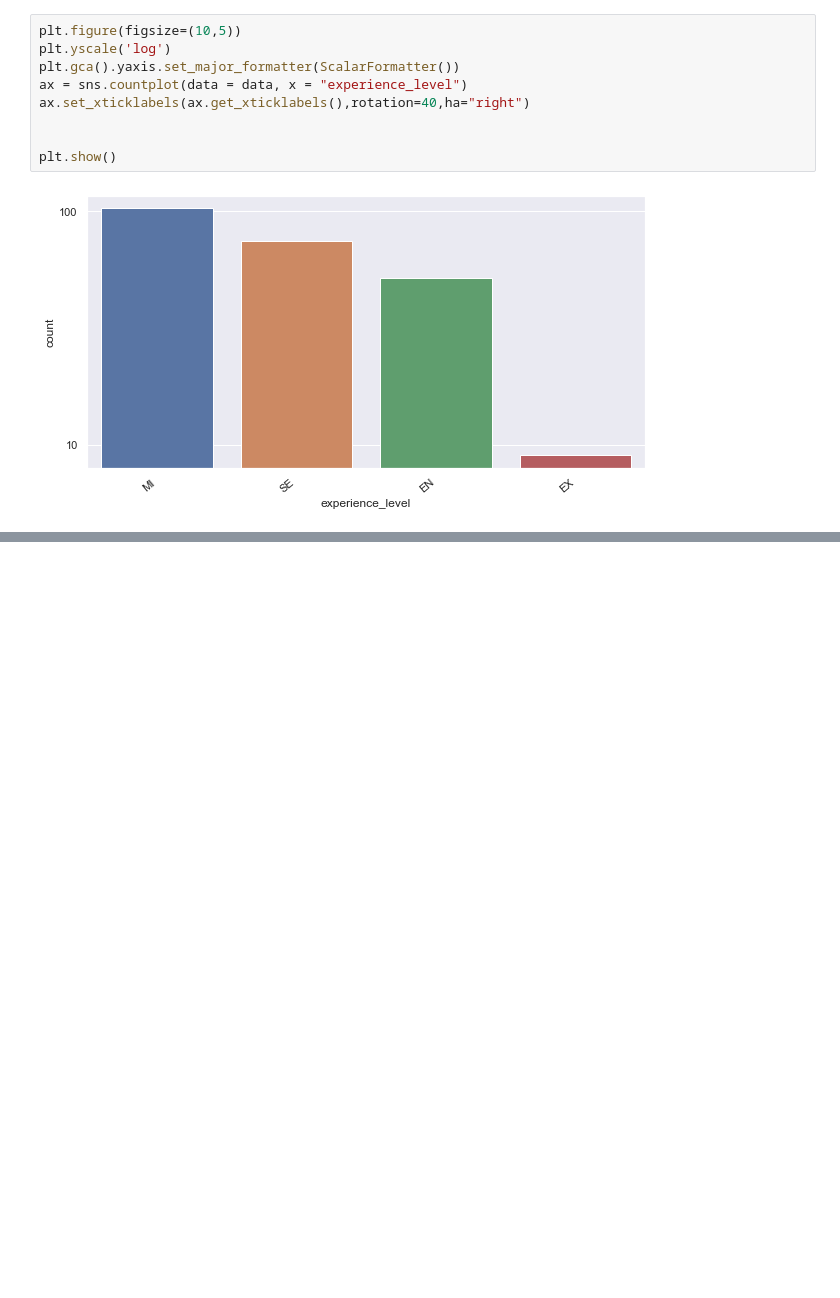
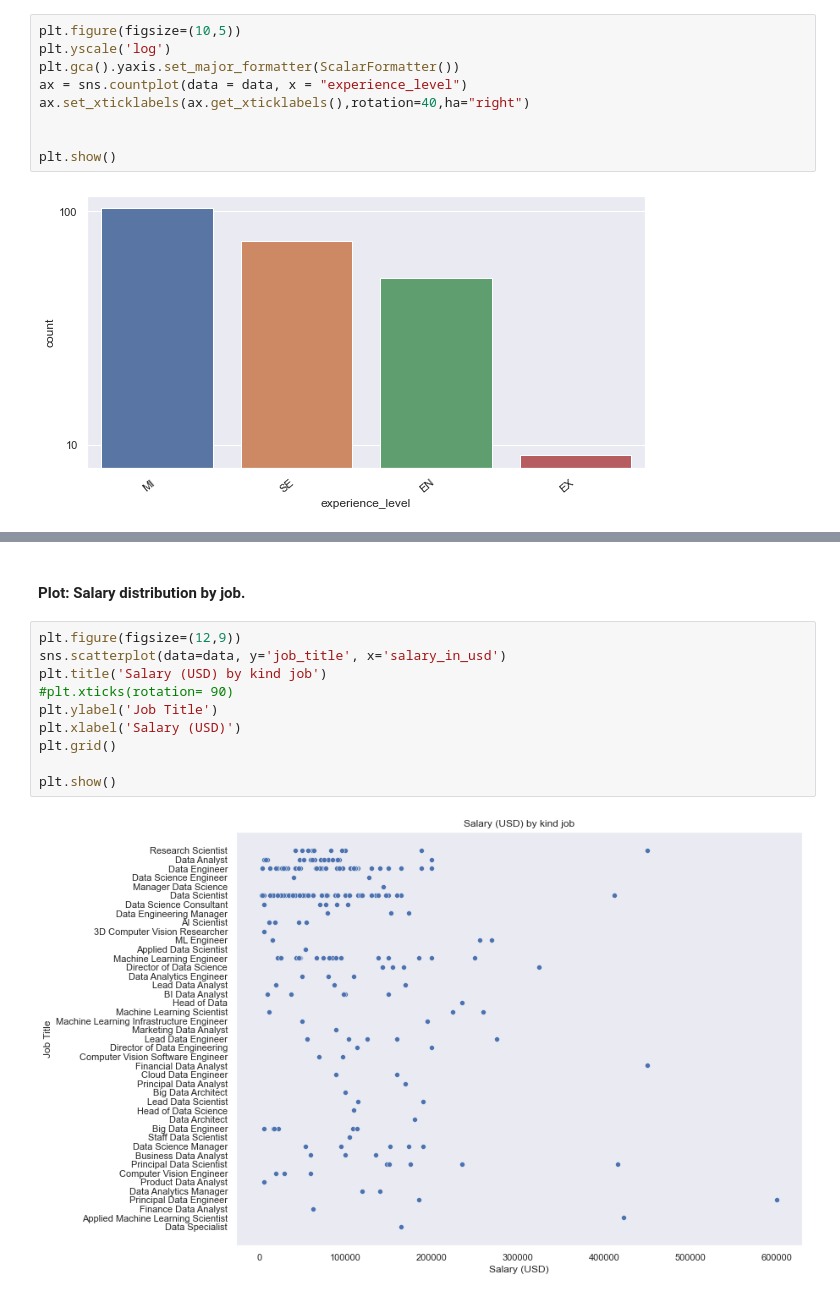
Before and after one commit to jeanpierec/ljpiere_projects, a Jupyter notebook: Proyecto7_JobSalaries/JobSalaries_IT.ipynb, the cells around one changed output, grey strips where cells are left out. Drawn from its saved outputs; the diff is of its cells as text; blank space fills up the shorter version.

```diff
--- a/Proyecto7_JobSalaries/JobSalaries_IT.ipynb
+++ b/Proyecto7_JobSalaries/JobSalaries_IT.ipynb
@@ -135,0 +158,14 @@ plt.show()
+# %% [markdown]
+#### Plot: Salary distribution by job.
+# %%
+plt.figure(figsize=(12,9))
+sns.scatterplot(data=data, y='job_title', x='salary_in_usd')
+plt.title('Salary (USD) by kind job')
+#plt.xticks(rotation= 90)
+plt.ylabel('Job Title')
+plt.xlabel('Salary (USD)')
+plt.grid()
+
+plt.show()
+# %% [output]
+[figure, added]
```
Also changed, not shown: parts of 12 cells of this notebook, 1 other file.
